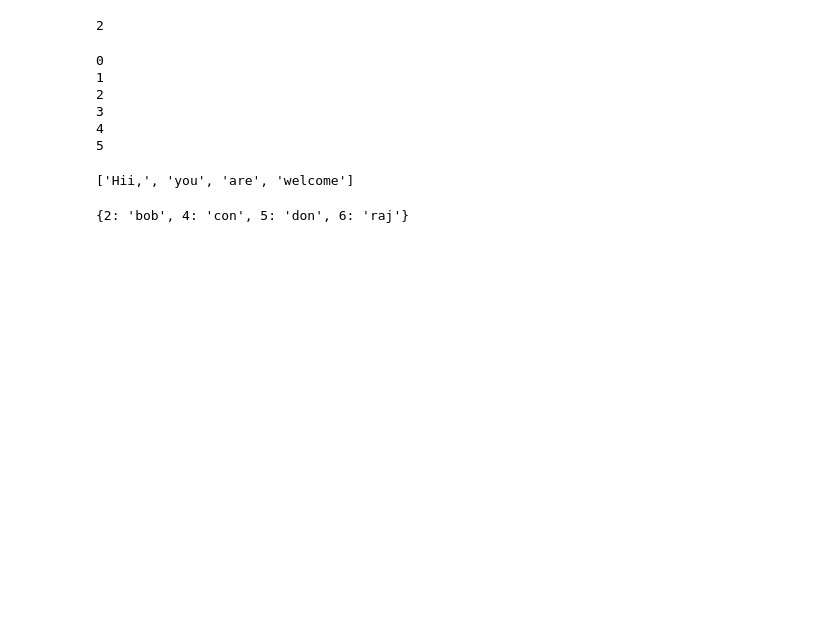
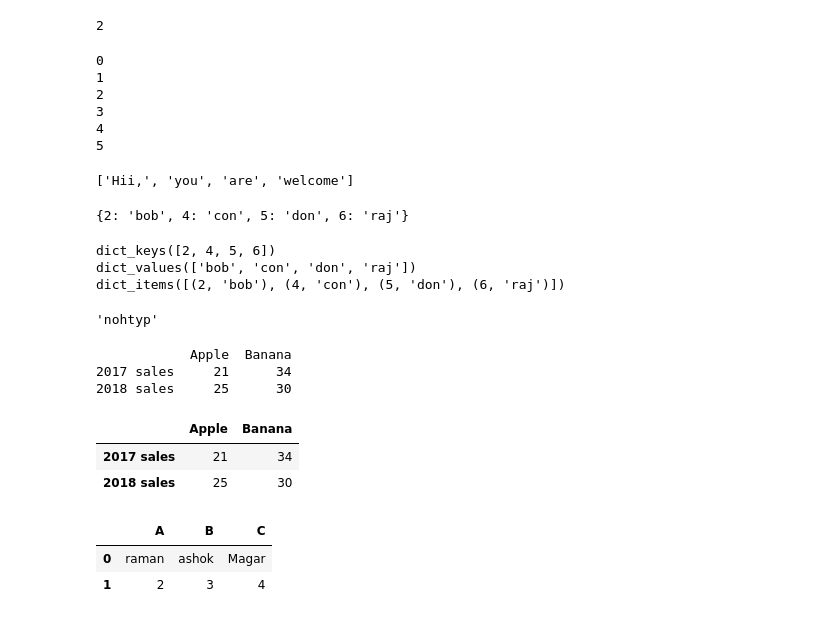
Before and after one commit to Ramanmagar/Python-Practice, a Jupyter notebook: Python_Practice_80.ipynb, the cells around one changed output. Cells and saved outputs as stored; diff of their text form; code cells hidden in the pictures; blank space fills up the shorter version.

```diff
--- a/Python_Practice_80.ipynb
+++ b/Python_Practice_80.ipynb
@@ -43,3 +43,17 @@ new_dict = {i:j for (i,j) in  zip(roll_no,name)}
 print(new_dict)
 # %% [output]
 {2: 'bob', 4: 'con', 5: 'don', 6: 'raj'}
+# %%
+print(new_dict.keys())
+print(new_dict.values())
+print(new_dict.items())
+# %% [output]
+dict_keys([2, 4, 5, 6])
+dict_values(['bob', 'con', 'don', 'raj'])
+dict_items([(2, 'bob'), (4, 'con'), (5, 'don'), (6, 'raj')])
+# %%
+Stringname = 'python'
+
+Stringname[::-1]
+# %% [output]
+'nohtyp'
@@ -45,0 +63,24 @@ print(new_dict)
+# %%
+## How to create dataframe from list
+new_df = pd.DataFrame([[21,34],[25,30]],columns=['Apple', 'Banana'],index=['2017 sales', '2018 sales'])
+print(new_df)
+# %% [output]
+            Apple  Banana
+2017 sales     21      34
+2018 sales     25      30
+# %%
+new_df
+# %% [output]
+|  | Apple | Banana |
+| 2017 sales | 21 | 34 |
+| 2018 sales | 25 | 30 |
+# %%
+list1 = ['raman', 'ashok', 'Magar']
+list2 = [2,3,4]
+df = pd.DataFrame([list1,list2], columns=["A","B","C"])
+# %%
+df
+# %% [output]
+|  | A | B | C |
+| 0 | raman | ashok | Magar |
+| 1 | 2 | 3 | 4 |
```
Also changed, not shown: parts of 16 cells of this notebook.
